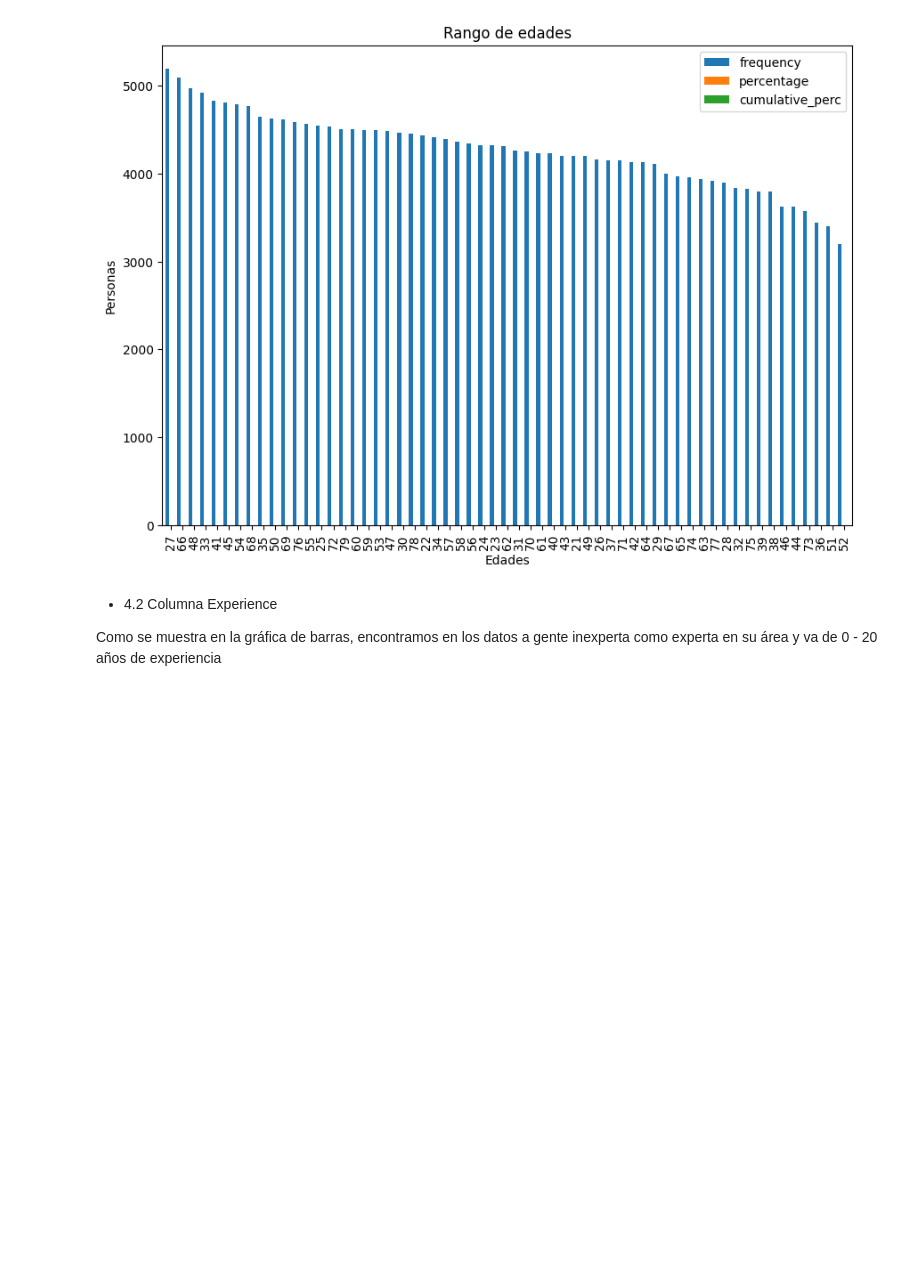
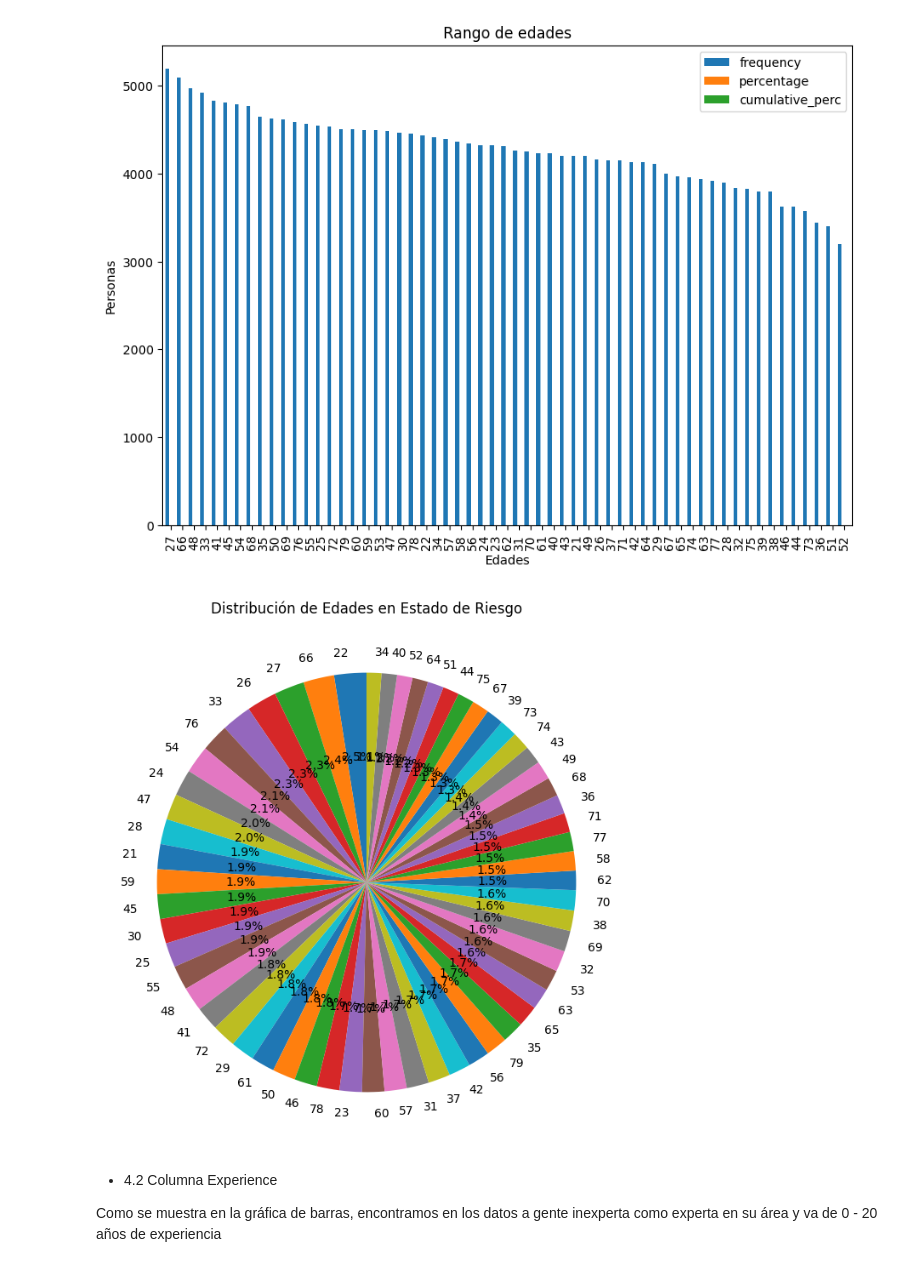
Before and after one commit to JIsraP/Actividad6_RegresionLinealMultipleyNoLineal, a Jupyter notebook: Act6.1.ipynb, the cells around one changed output. Cells and saved outputs as stored; diff of their text form; code cells hidden in the pictures; blank space fills up the shorter version.

Commit message:
Grafica de edades-riesgo

```diff
--- a/Act6.1.ipynb
+++ b/Act6.1.ipynb
@@ -254,6 +254,17 @@ plt.ylabel('Personas')
 # %% [output]
 Text(0, 0.5, 'Personas')
 [figure]
+# %%
+filtro = dataClean[dataClean['Risk_Flag'] == 1]
+
+edadesRiesgo = filtro['Age'].value_counts()
+
+plt.figure(figsize=(8, 8))
+plt.pie(edadesRiesgo, labels=edadesRiesgo.index, autopct='%1.1f%%', startangle=90)
+plt.title('Distribución de Edades en Estado de Riesgo')
+plt.show()
+# %% [output]
+[figure, added]
 # %% [markdown]
 - 4.2 Columna Experience
 
```
Also changed, not shown: parts of 1 cell of this notebook.
